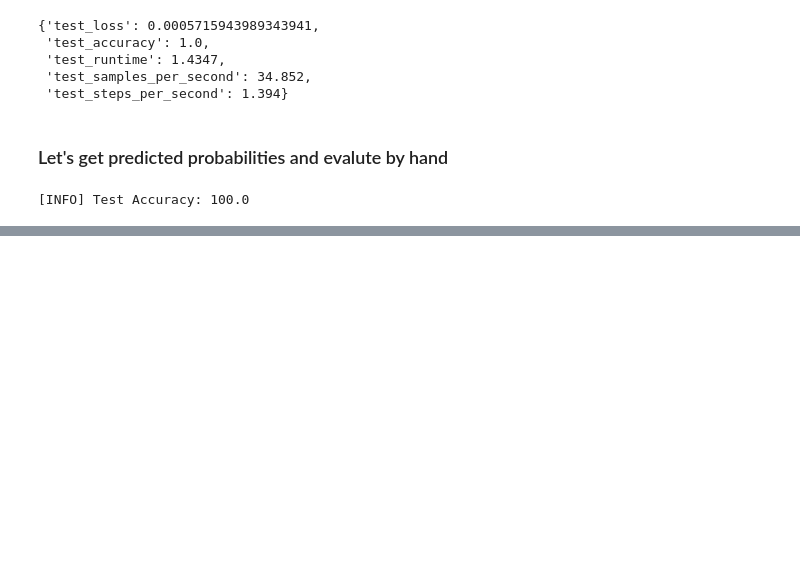
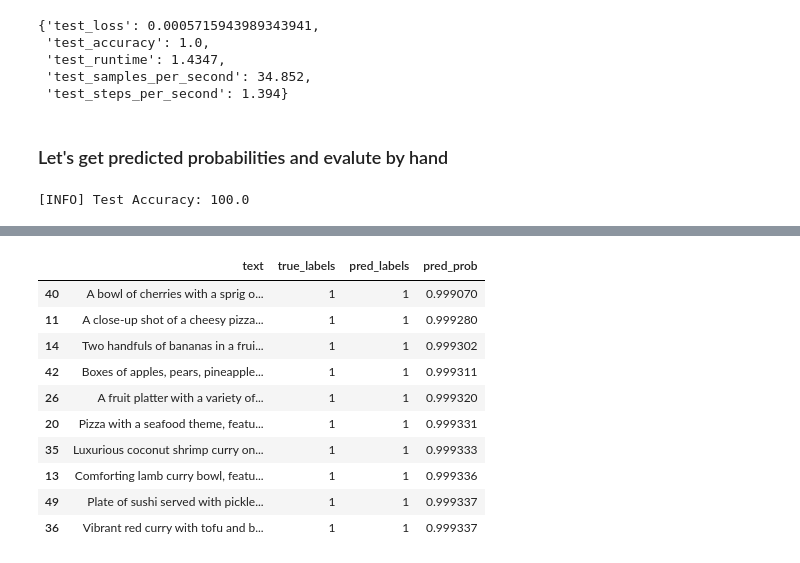
Before and after one commit to Adnan-edu/hugging_custom_ai_model, a Jupyter notebook: huggingface_text_classification_tutorial.ipynb, the cells around one changed output, grey strips where cells are left out. Drawn from its saved outputs; the diff is of its cells as text; code cells hidden in the pictures; blank space fills up the shorter version.

Commit message:
Sorting our model predictions by their probability.

```diff
--- a/huggingface_text_classification_tutorial.ipynb
+++ b/huggingface_text_classification_tutorial.ipynb
@@ -807,0 +812,9 @@ print(f"[INFO] Test Accuracy: {test_accuracy * 100}")
+# %%
+# Make a DataFrame of test predictions
+test_predictions_df = pd.DataFrame({
+    "text": tokenized_dataset["test"]["text"],
+    "true_labels": true_labels,
+    "pred_labels": pred_labels,
+    "pred_prob": torch.max(pred_probs, dim=1).values
+})
+test_predictions_df.head()
@@ -807,0 +828,15 @@ print(f"[INFO] Test Accuracy: {test_accuracy * 100}")
+# %%
+# Show 10 examples with low prediction probability
+test_predictions_df.sort_values("pred_prob", ascending=True).head(10)
+# %% [output]
+|  | text | true_labels | pred_labels | pred_prob |
+| 40 | A bowl of cherries with a sprig o... | 1 | 1 | 0.999070 |
+| 11 | A close-up shot of a cheesy pizza... | 1 | 1 | 0.999280 |
+| 14 | Two handfuls of bananas in a frui... | 1 | 1 | 0.999302 |
+| 42 | Boxes of apples, pears, pineapple... | 1 | 1 | 0.999311 |
+| 26 | A fruit platter with a variety of... | 1 | 1 | 0.999320 |
+| 20 | Pizza with a seafood theme, featu... | 1 | 1 | 0.999331 |
+| 35 | Luxurious coconut shrimp curry on... | 1 | 1 | 0.999333 |
+| 13 | Comforting lamb curry bowl, featu... | 1 | 1 | 0.999336 |
+| 49 | Plate of sushi served with pickle... | 1 | 1 | 0.999337 |
+| 36 | Vibrant red curry with tofu and b... | 1 | 1 | 0.999337 |
```
Also changed, not shown: parts of 2 cells of this notebook.
